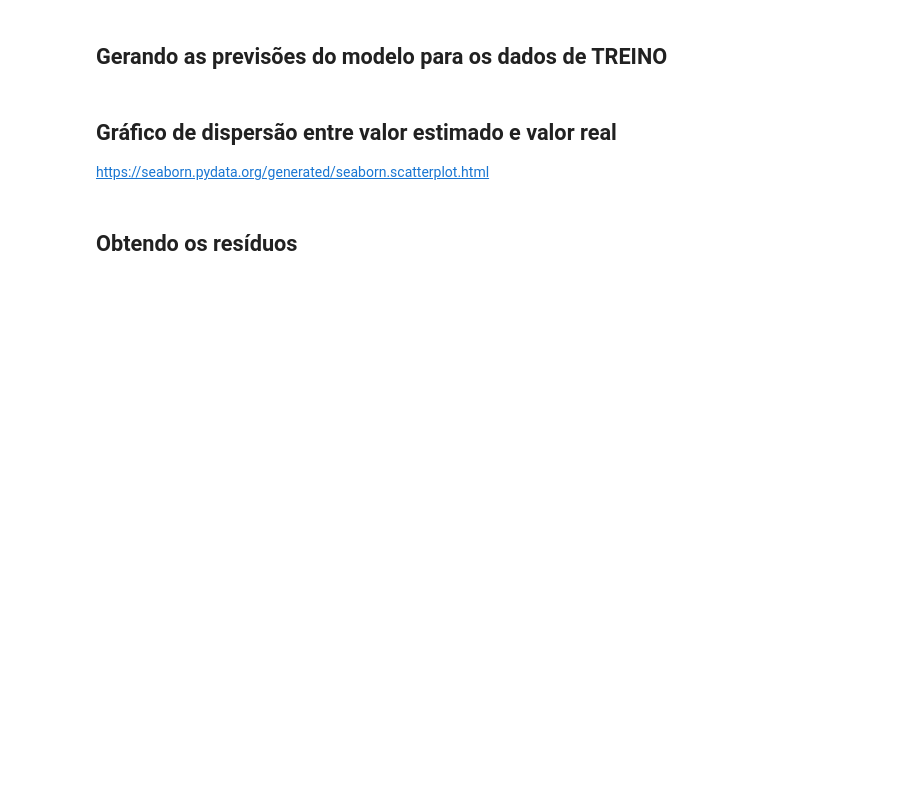
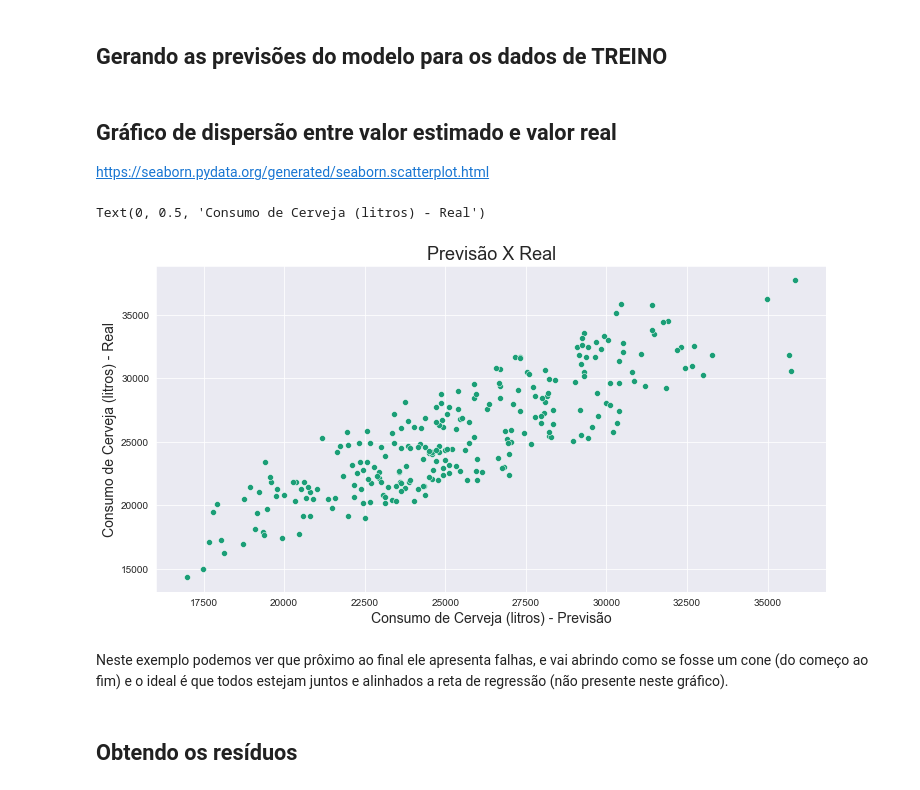
Before and after one commit to King-Bowie/analise_consumo_cerveja, a Jupyter notebook: analise_consumo.ipynb, the cells around one changed output. Saved outputs shown, nothing was run; the diff lists cells and outputs as text; code cells hidden in the pictures; blank space fills up the shorter version.

```diff
--- a/analise_consumo.ipynb
+++ b/analise_consumo.ipynb
@@ -346,4 +355,6 @@ https://scikit-learn.org/stable/modules/generated/sklearn.model_selection.train_
 # %% [markdown]
 ## Criando os datasets de treino e de teste
+# %%
+X_train, X_test, y_train, y_test = train_test_split(X, y, test_size=0.30, random_state=2811)
 # %% [markdown]
 ## Verificando os tamanhos dos arquivos gerados pela função *train_test_split*
@@ -358,6 +403,10 @@ https://scikit-learn.org/stable/modules/classes.html#regression-metrics
 # %% [markdown]
 ## Instanciando a classe *LinearRegression()*
+# %%
+modelo = LinearRegression()
 # %% [markdown]
 ## Utilizando o método *fit()* do objeto "modelo" para estimar nosso modelo linear utilizando os dados de TREINO (y_train e X_train)
 
 https://scikit-learn.org/stable/modules/generated/sklearn.linear_model.LinearRegression.html#sklearn.linear_model.LinearRegression.fit
+# %%
+modelo.fit(X_train, y_train)
@@ -432,9 +540,23 @@ https://docs.scipy.org/doc/numpy/reference/generated/numpy.append.html?#numpy.ap
 <hr style='border: 2px solid red;'>
 # %% [markdown]
 ## Gerando as previsões do modelo para os dados de TREINO
+# %%
+y_previsto_train = modelo.predict(X_train)
 # %% [markdown]
 ## Gráfico de dispersão entre valor estimado e valor real
 
 https://seaborn.pydata.org/generated/seaborn.scatterplot.html
+# %%
+ax = sns.scatterplot(x=y_previsto_train, y=y_train)
+ax.figure.set_size_inches(12,6)
+ax.set_title('Previsão X Real', fontsize=18)
+ax.set_xlabel('Consumo de Cerveja (litros) - Previsão', fontsize=14)
+ax.set_ylabel('Consumo de Cerveja (litros) - Real', fontsize=14)
+# %% [output]
+Text(0, 0.5, 'Consumo de Cerveja (litros) - Real')
+[figure, added]
+# %% [markdown]
+Neste exemplo podemos ver que prôximo ao final ele apresenta falhas, e vai abrindo como se fosse um cone (do começo ao fim) e
+o ideal é que todos estejam juntos e alinhados a reta de regressão (não presente neste gráfico).
 # %% [markdown]
 ## Obtendo os resíduos
```
Also changed, not shown: parts of 49 cells of this notebook.
